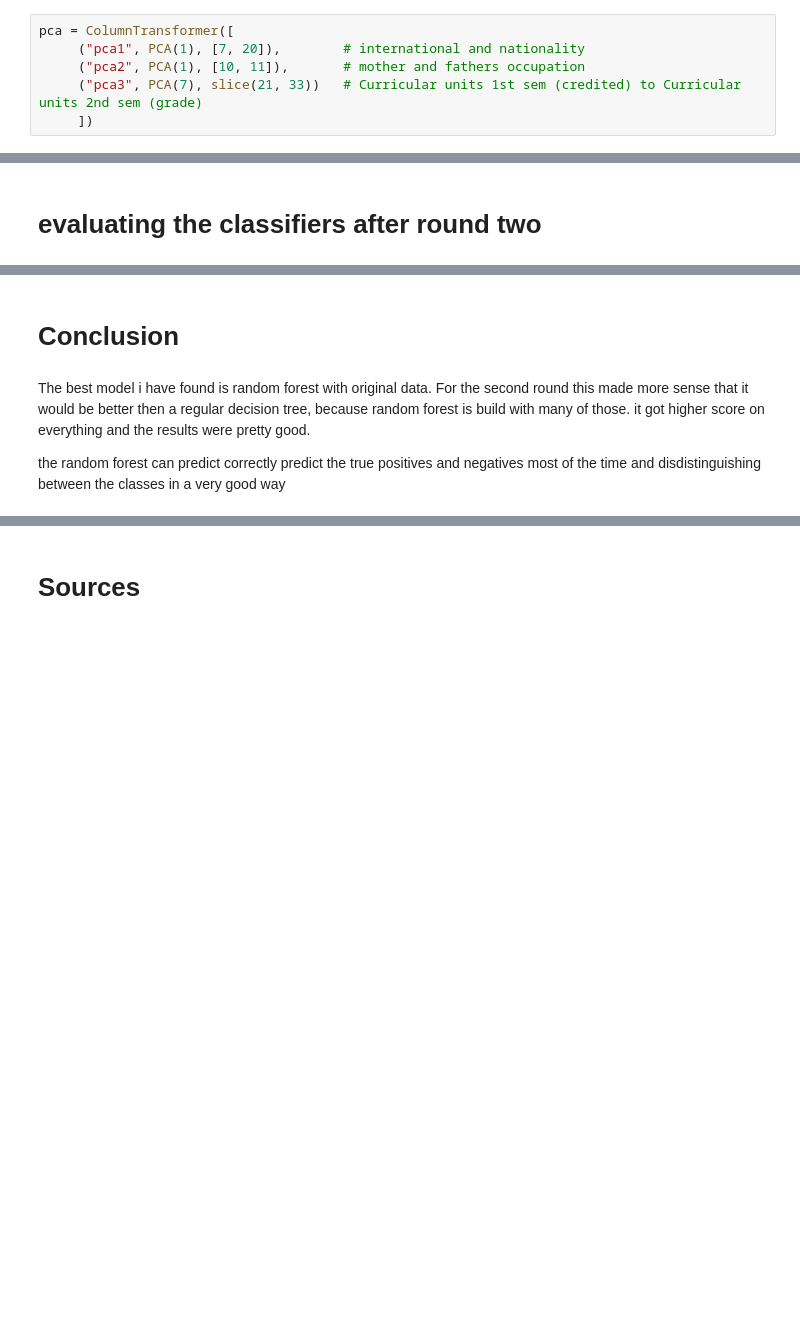
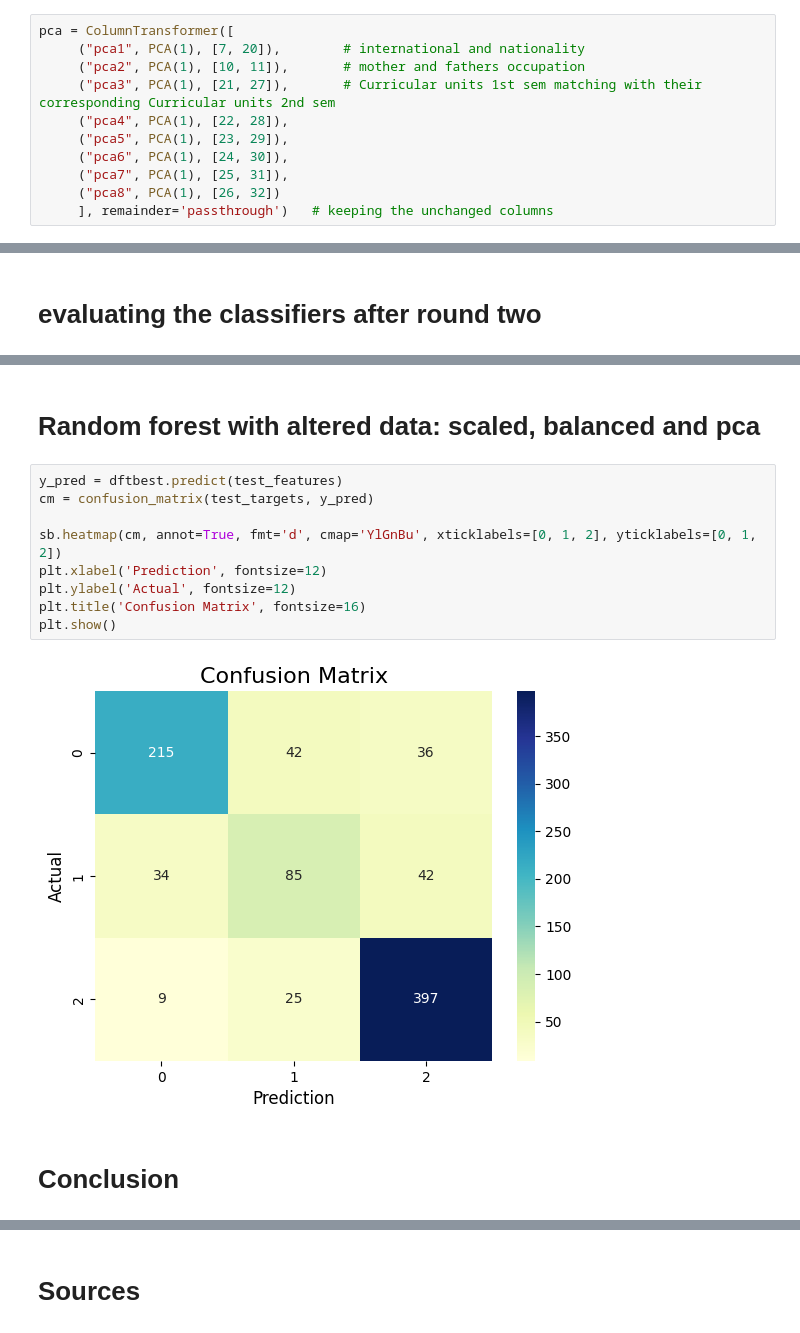
Before and after one commit to kosovarei/Machine_Learning, a Jupyter notebook: Supervised_Learning_II/Comparison_of_Classifiers_for_Student_Performance_Prediction.ipynb, the cells around one changed output, grey strips where cells are left out. Saved outputs shown, nothing was run; the diff lists cells and outputs as text; blank space fills up the shorter version.

```diff
--- a/Supervised_Learning_II/Comparison_of_Classifiers_for_Student_Performance_Prediction.ipynb
+++ b/Supervised_Learning_II/Comparison_of_Classifiers_for_Student_Performance_Prediction.ipynb
@@ -213,8 +177,13 @@ The other columns i will combine to one, because they only contain two
 pca = ColumnTransformer([
      ("pca1", PCA(1), [7, 20]),        # international and nationality
      ("pca2", PCA(1), [10, 11]),       # mother and fathers occupation
-     ("pca3", PCA(7), slice(21, 33))   # Curricular units 1st sem (credited) to Curricular units 2nd sem (grade)
-     ])
+     ("pca3", PCA(1), [21, 27]),       # Curricular units 1st sem matching with their corresponding Curricular units 2nd sem
+     ("pca4", PCA(1), [22, 28]),
+     ("pca5", PCA(1), [23, 29]),
+     ("pca6", PCA(1), [24, 30]),
+     ("pca7", PCA(1), [25, 31]),
+     ("pca8", PCA(1), [26, 32])
+     ], remainder='passthrough')   # keeping the unchanged columns
 # %% [markdown]
 # Comebine everything in the pipe
 this will make it easier to test on the untuched and altered data, because the alterations only involve the pipe. I will use the function below to create a model with the altered data that also can be used like a regular model in my grid search function
@@ -910,6 +1079,15 @@ decision tree with original data:
+# %% [markdown]
+# Random forest with altered data: scaled, balanced and pca
+# %%
+y_pred = dftbest.predict(test_features)
+cm = confusion_matrix(test_targets, y_pred)
+
+sb.heatmap(cm, annot=True, fmt='d', cmap='YlGnBu', xticklabels=[0, 1, 2], yticklabels=[0, 1, 2])
+plt.xlabel('Prediction', fontsize=12)
+plt.ylabel('Actual', fontsize=12)
+plt.title('Confusion Matrix', fontsize=16)
+plt.show()
+# %% [output]
+[figure, added]
 # %% [markdown]
 # Conclusion
-# %% [markdown]
-The best model i have found is random forest with original data. For the second round this made more sense that it would be better then a regular decision tree, because random forest is build with many of those. it got higher score on everything and the results were pretty good.
-
-the random forest can predict correctly predict the true positives and negatives most of the time and disdistinguishing between the classes in a very good way
```
Also changed, not shown: parts of 94 cells of this notebook, 7 other files.
